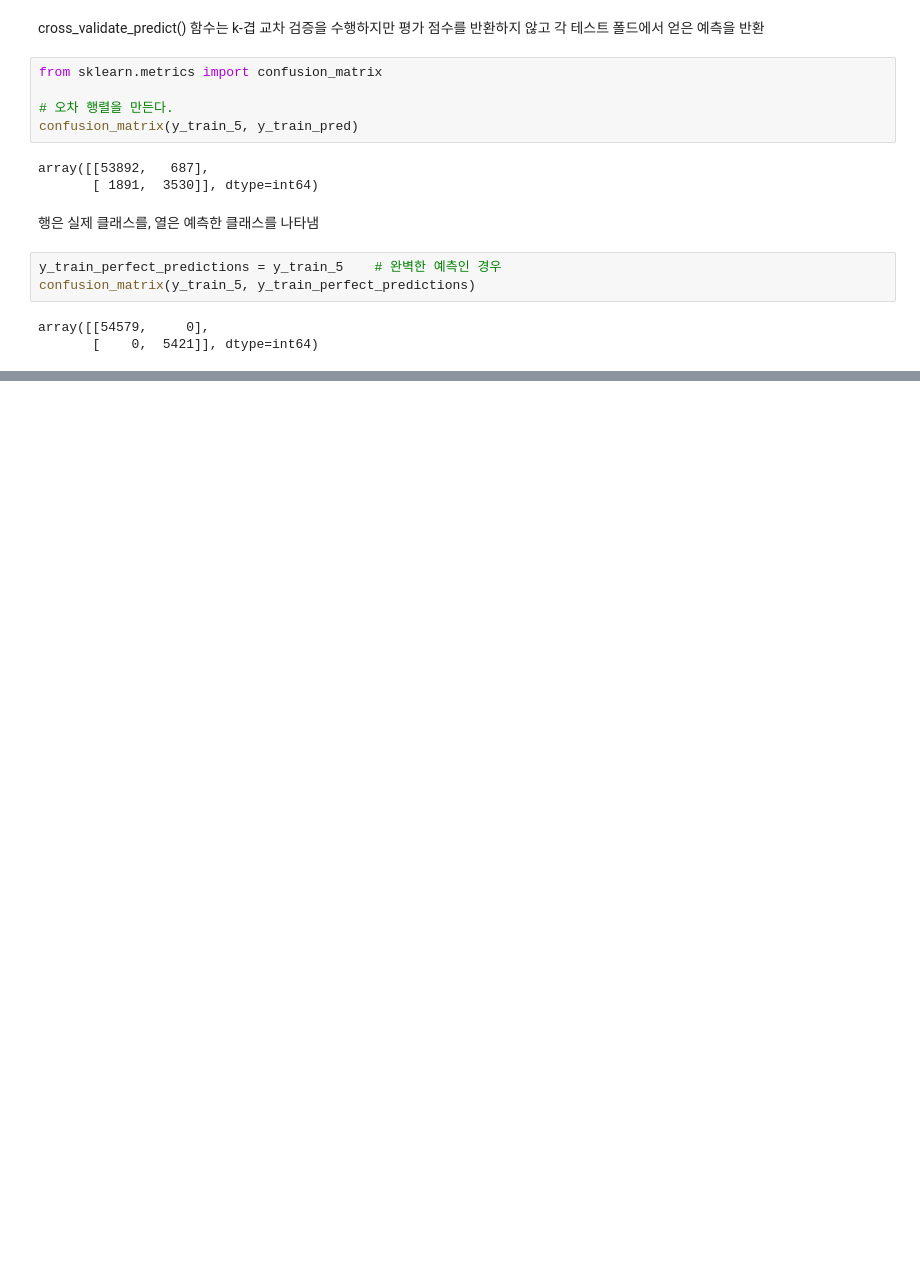
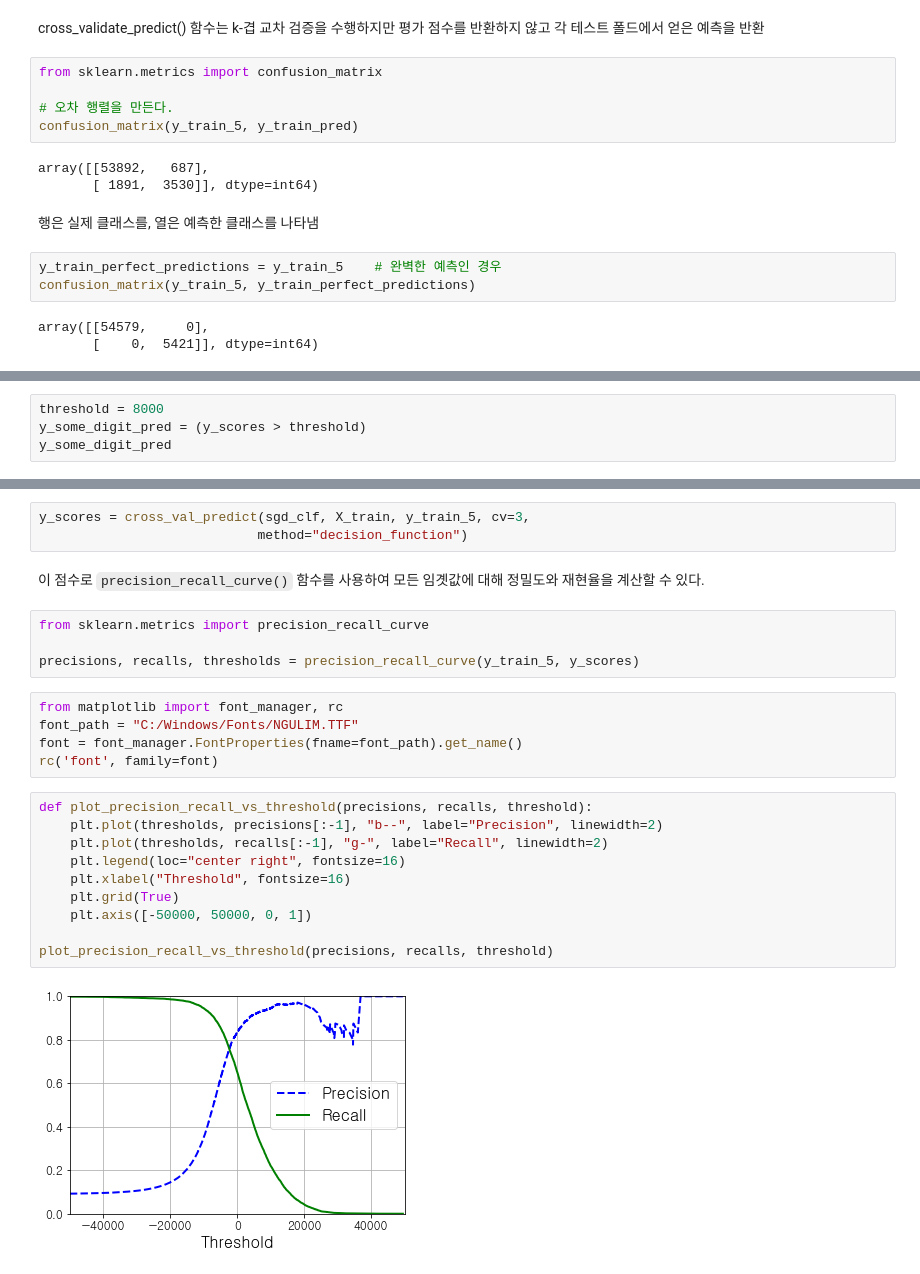
Before and after one commit to minjoon-choi/handson-ml2, a Jupyter notebook: 03_1_Classification.ipynb, the cells around one changed output, grey strips where cells are left out. Cells and saved outputs as stored; diff of their text form; blank space fills up the shorter version.

```diff
--- a/03_1_Classification.ipynb
+++ b/03_1_Classification.ipynb
@@ -231,0 +291,4 @@ array([[54579,     0],
+# %%
+threshold = 8000
+y_some_digit_pred = (y_scores > threshold)
+y_some_digit_pred
@@ -231,0 +304,26 @@ array([[54579,     0],
+# %%
+y_scores = cross_val_predict(sgd_clf, X_train, y_train_5, cv=3,
+                            method="decision_function")
+# %% [markdown]
+이 점수로 `precision_recall_curve()` 함수를 사용하여 모든 임곗값에 대해 정밀도와 재현율을 계산할 수 있다.
+# %%
+from sklearn.metrics import precision_recall_curve
+
+precisions, recalls, thresholds = precision_recall_curve(y_train_5, y_scores)
+# %%
+from matplotlib import font_manager, rc
+font_path = "C:/Windows/Fonts/NGULIM.TTF"
+font = font_manager.FontProperties(fname=font_path).get_name()
+rc('font', family=font)
+# %%
+def plot_precision_recall_vs_threshold(precisions, recalls, threshold):
+    plt.plot(thresholds, precisions[:-1], "b--", label="Precision", linewidth=2)
+    plt.plot(thresholds, recalls[:-1], "g-", label="Recall", linewidth=2)
+    plt.legend(loc="center right", fontsize=16)
+    plt.xlabel("Threshold", fontsize=16)
+    plt.grid(True)
+    plt.axis([-50000, 50000, 0, 1])
+
+plot_precision_recall_vs_threshold(precisions, recalls, threshold)
+# %% [output]
+[figure, added]
```
Also changed, not shown: parts of 32 cells of this notebook.
